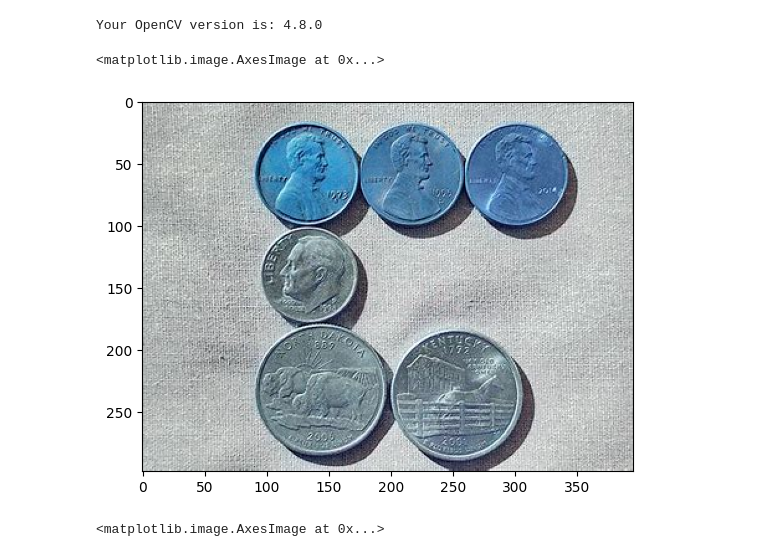
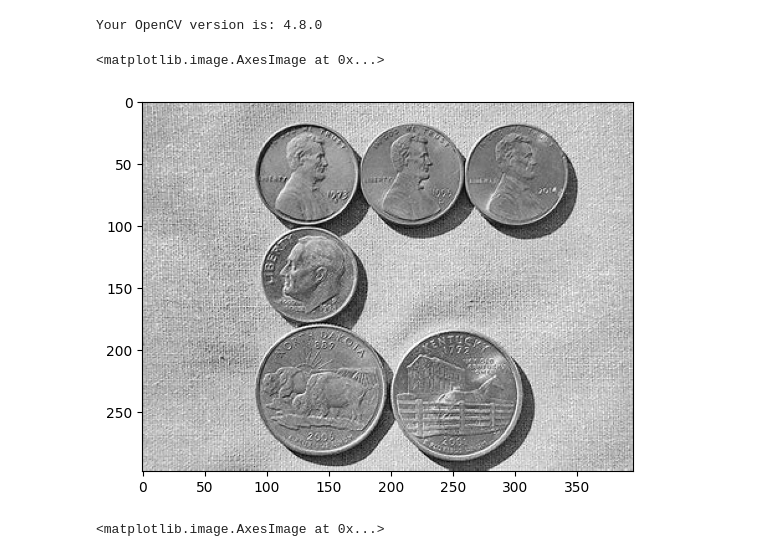
Before and after one commit to Tomasz5792/Pellet-Count, a Jupyter notebook: Learning/Coin Counting ComputerVisionPro.ipynb, the cells around one changed output. Cells and saved outputs as stored; diff of their text form; code cells hidden in the pictures.

```diff
--- a/Learning/Coin Counting ComputerVisionPro.ipynb
+++ b/Learning/Coin Counting ComputerVisionPro.ipynb
@@ -10,10 +10,10 @@ Your OpenCV version is: 4.8.0
 # %%
 image = cv2.imread('Coins/6 coins.jfif')
 gray = cv2.cvtColor(image, cv2.COLOR_BGR2GRAY)
-plt.imshow(image, cmap="gray")
+plt.imshow(gray, cmap="gray")
 # %% [output]
 <matplotlib.image.AxesImage at 0x...>
-[figure, old version]
+[figure, new version]
 # %%
 #blur = cv2.GaussianBlur(gray, (11,11), 0)  #original
 blur = cv2.GaussianBlur(gray, (15,15), 0)
```
Also changed, not shown: parts of 1 cell of this notebook, 1 other file.
